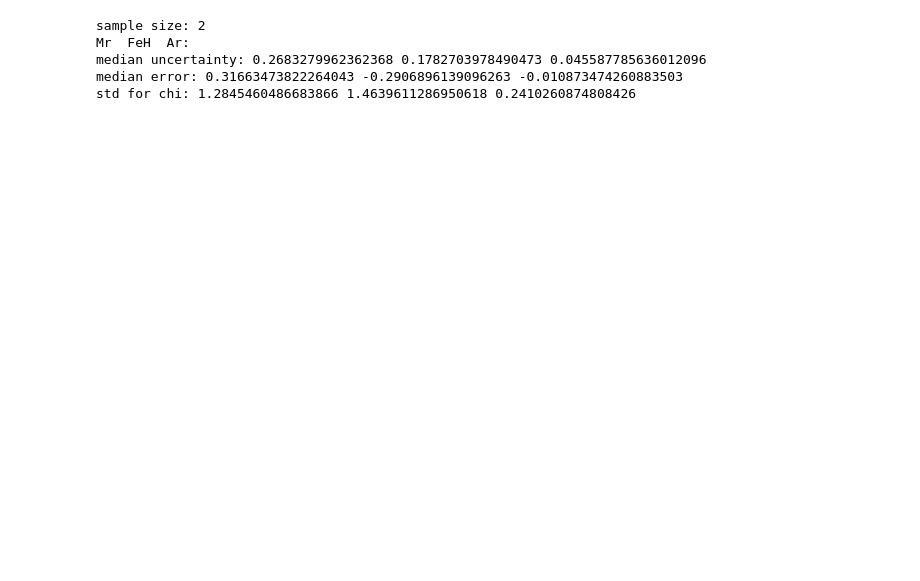
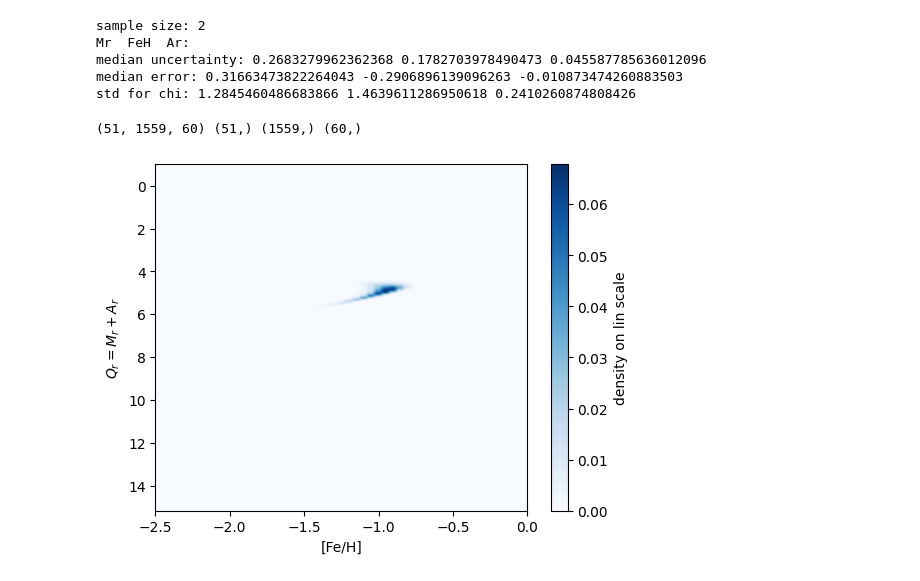
Before and after one commit to labastro-rbi/photoD, a Jupyter notebook: notebooks/exampleBayesMethod3D.ipynb, the cells around one changed output. Cells and saved outputs as stored; diff of their text form; code cells hidden in the pictures; blank space fills up the shorter version.

```diff
--- a/notebooks/exampleBayesMethod3D.ipynb
+++ b/notebooks/exampleBayesMethod3D.ipynb
@@ -193,0 +298,37 @@ std for chi: 1.2845460486683866 1.4639611286950618 0.2410260874808426
+# %%
+print(postCube.shape, FeH1d.shape, Mr1d.shape, Ar1d.shape)
+# %% [output]
+(51, 1559, 60) (51,) (1559,) (60,)
+# %%
+def getQmap(cube, FeH1d, Mr1d, Ar1d):
+    Smax = -1
+    # interpolate 3D cube(FeH, Mr, Ar) onto Qr=Mr+Ar vs. FeH 2D grid
+    Qmap = 0*cube[:,:,0]
+    # Q grid, same size as Mr1d array
+    Qr1d = np.linspace(np.min(Mr1d), (np.max(Ar1d)+np.max(Mr1d)), np.size(Mr1d))
+    for i in range(0,np.size(FeH1d)):
+        for j in range(0,np.size(Qr1d)):
+            # summation
+            Ssum = 0.0
+            for k in range(0,np.size(Ar1d)):
+                Mr = Qr1d[j] - Ar1d[k]
+                # now need to get the value of index for this Mr
+                jk = np.int((Mr-Mr1d[0])/(Mr1d[1]-Mr1d[0]))
+                if ((jk>=0)&(jk<np.size(Mr1d))):
+                    Ssum += cube[i,jk,k]
+            Qmap[i,j] = Ssum
+    return Qmap, Qr1d
+# %%
+Qmap, Qr1d = getQmap(postCube, FeH1d, Mr1d, Ar1d)
+# %%
+FeHmin = np.min(FeH1d)
+FeHmax = np.max(FeH1d)
+FeHNpts = FeH1d.size
+QrFaint = np.max(Qr1d)
+QrBright = np.min(Qr1d)
+QrNpts = Qr1d.size
+mdQ = np.array([FeHmin, FeHmax, FeHNpts, QrFaint, QrBright, QrNpts])
+# %%
+pt.showFlat2Dmap(Qmap, mdQ, xLabel='[Fe/H]', yLabel='$Q_r = M_r + A_r$')
+# %% [output]
+[figure, added]
```
Also changed, not shown: parts of 4 cells of this notebook, 1 other file.
